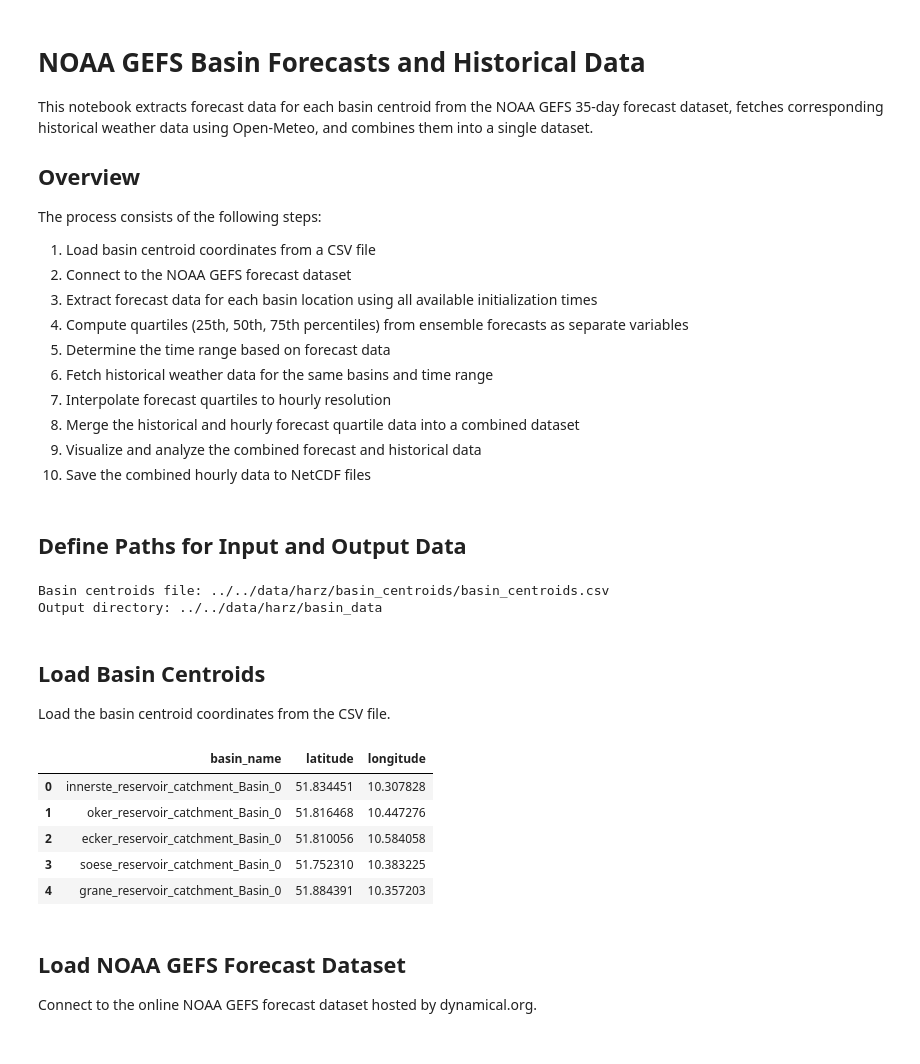
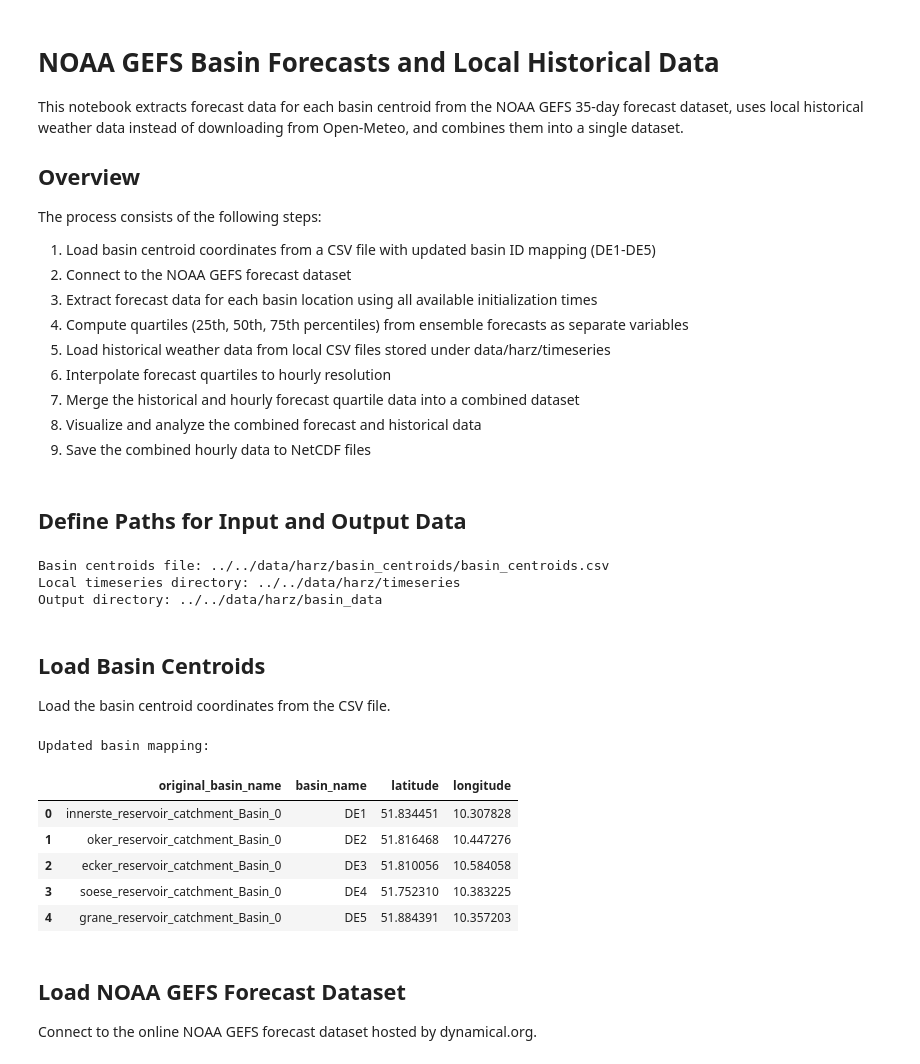
Before and after one commit to gjohnen1/neuralhydrology, a Jupyter notebook: operational_harz/gefs_10d_sample/basin_forecasts_historical.ipynb, the cells around one changed output. Cells and saved outputs as stored; diff of their text form; code cells hidden in the pictures.

```diff
--- a/operational_harz/gefs_10d_sample/basin_forecasts_historical.ipynb
+++ b/operational_harz/gefs_10d_sample/basin_forecasts_historical.ipynb
@@ -1,21 +1,20 @@
 # %% [markdown]
-# NOAA GEFS Basin Forecasts and Historical Data
+# NOAA GEFS Basin Forecasts and Local Historical Data
 
-This notebook extracts forecast data for each basin centroid from the NOAA GEFS 35-day forecast dataset, fetches corresponding historical weather data using Open-Meteo, and combines them into a single dataset.
+This notebook extracts forecast data for each basin centroid from the NOAA GEFS 35-day forecast dataset, uses local historical weather data instead of downloading from Open-Meteo, and combines them into a single dataset.
 
 ## Overview
 
 The process consists of the following steps:
-1. Load basin centroid coordinates from a CSV file
+1. Load basin centroid coordinates from a CSV file with updated basin ID mapping (DE1-DE5)
 2. Connect to the NOAA GEFS forecast dataset
 3. Extract forecast data for each basin location using all available initialization times
 4. Compute quartiles (25th, 50th, 75th percentiles) from ensemble forecasts as separate variables
-5. Determine the time range based on forecast data
-6. Fetch historical weather data for the same basins and time range
-7. Interpolate forecast quartiles to hourly resolution
-8. Merge the historical and hourly forecast quartile data into a combined dataset
-9. Visualize and analyze the combined forecast and historical data
-10. Save the combined hourly data to NetCDF files
+5. Load historical weather data from local CSV files stored under data/harz/timeseries
+6. Interpolate forecast quartiles to hourly resolution
+7. Merge the historical and hourly forecast quartile data into a combined dataset
+8. Visualize and analyze the combined forecast and historical data
+9. Save the combined hourly data to NetCDF files
 # %%
 # Import required libraries
 import os
@@ -42,33 +40,51 @@ warnings.filterwarnings('ignore')
 # %%
 # Define paths for input and output data
 basin_centroids_file = "../../data/harz/basin_centroids/basin_centroids.csv"  # File containing basin centroid coordinates
+timeseries_dir = "../../data/harz/timeseries"  # Directory containing local historical data files
 output_dir = "../../data/harz/basin_data"  # Directory for output data (plots and netcdf)
 
 # Create output directory if it doesn't exist
 os.makedirs(output_dir, exist_ok=True)
 
 print(f"Basin centroids file: {basin_centroids_file}")
+print(f"Local timeseries directory: {timeseries_dir}")
 print(f"Output directory: {output_dir}")
 # %% [output]
 Basin centroids file: ../../data/harz/basin_centroids/basin_centroids.csv
+Local timeseries directory: ../../data/harz/timeseries
 Output directory: ../../data/harz/basin_data
 # %% [markdown]
 ## Load Basin Centroids
 
 Load the basin centroid coordinates from the CSV file.
 # %%
-# Load basin centroids
+# Load basin centroids and update basin names to use DE1-DE5 mapping
 centroids = load_basin_centroids(basin_centroids_file)
 
-# Display the basin coordinates
-display(centroids)
+# Create basin ID mapping
+basin_mapping = {
+    'innerste_reservoir_catchment_Basin_0': 'DE1',
+    'oker_reservoir_catchment_Basin_0': 'DE2',
+    'ecker_reservoir_catchment_Basin_0': 'DE3',
+    'soese_reservoir_catchment_Basin_0': 'DE4',
+    'grane_reservoir_catchment_Basin_0': 'DE5'
+}
+
+# Update basin names in centroids dataframe
+centroids['original_basin_name'] = centroids['basin_name'].copy()
+centroids['basin_name'] = centroids['basin_name'].map(basin_mapping)
+
+# Display the updated basin coordinates
+print("Updated basin mapping:")
+display(centroids[['original_basin_name', 'basin_name', 'latitude', 'longitude']])
 # %% [output]
+Updated basin mapping:
-|  | basin_name | latitude | longitude |
-| 0 | innerste_reservoir_catchment_Basin_0 | 51.834451 | 10.307828 |
-| 1 | oker_reservoir_catchment_Basin_0 | 51.816468 | 10.447276 |
-| 2 | ecker_reservoir_catchment_Basin_0 | 51.810056 | 10.584058 |
-| 3 | soese_reservoir_catchment_Basin_0 | 51.752310 | 10.383225 |
-| 4 | grane_reservoir_catchment_Basin_0 | 51.884391 | 10.357203 |
+|  | original_basin_name | basin_name | latitude | longitude |
+| 0 | innerste_reservoir_catchment_Basin_0 | DE1 | 51.834451 | 10.307828 |
+| 1 | oker_reservoir_catchment_Basin_0 | DE2 | 51.816468 | 10.447276 |
+| 2 | ecker_reservoir_catchment_Basin_0 | DE3 | 51.810056 | 10.584058 |
+| 3 | soese_reservoir_catchment_Basin_0 | DE4 | 51.752310 | 10.383225 |
+| 4 | grane_reservoir_catchment_Basin_0 | DE5 | 51.884391 | 10.357203 |
 # %% [markdown]
 ## Load NOAA GEFS Forecast Dataset
 
```
Also changed, not shown: parts of 12 cells of this notebook.
